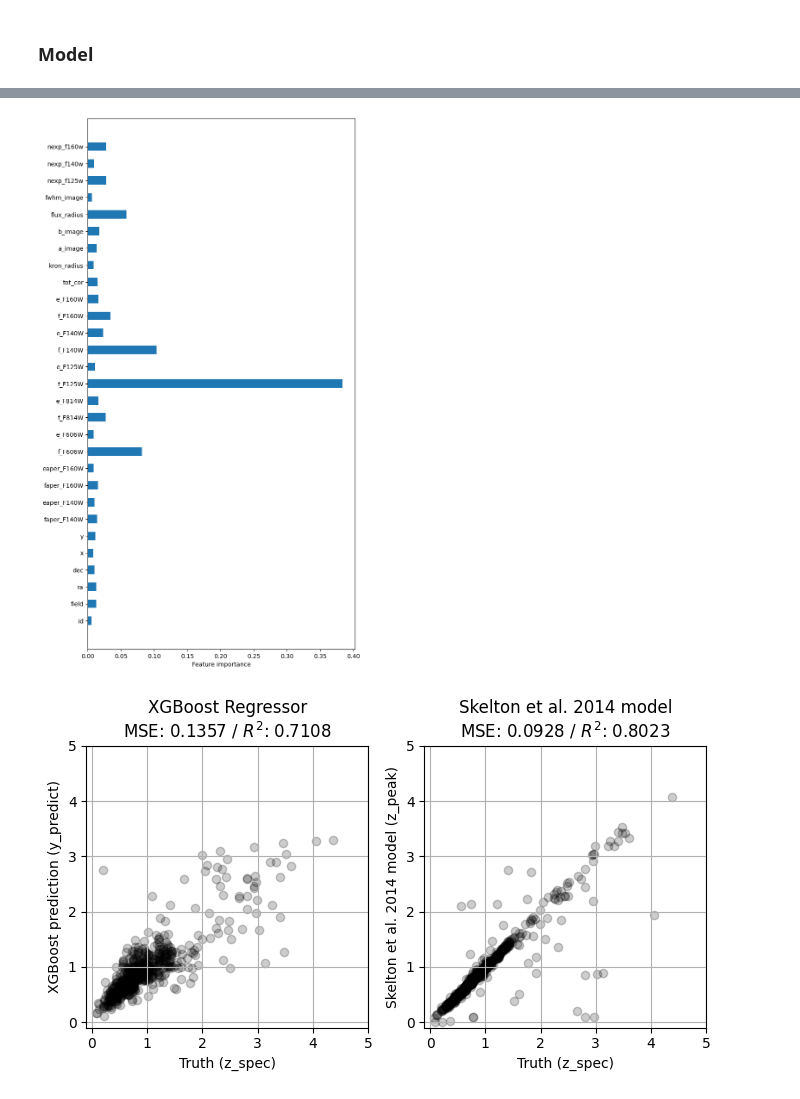
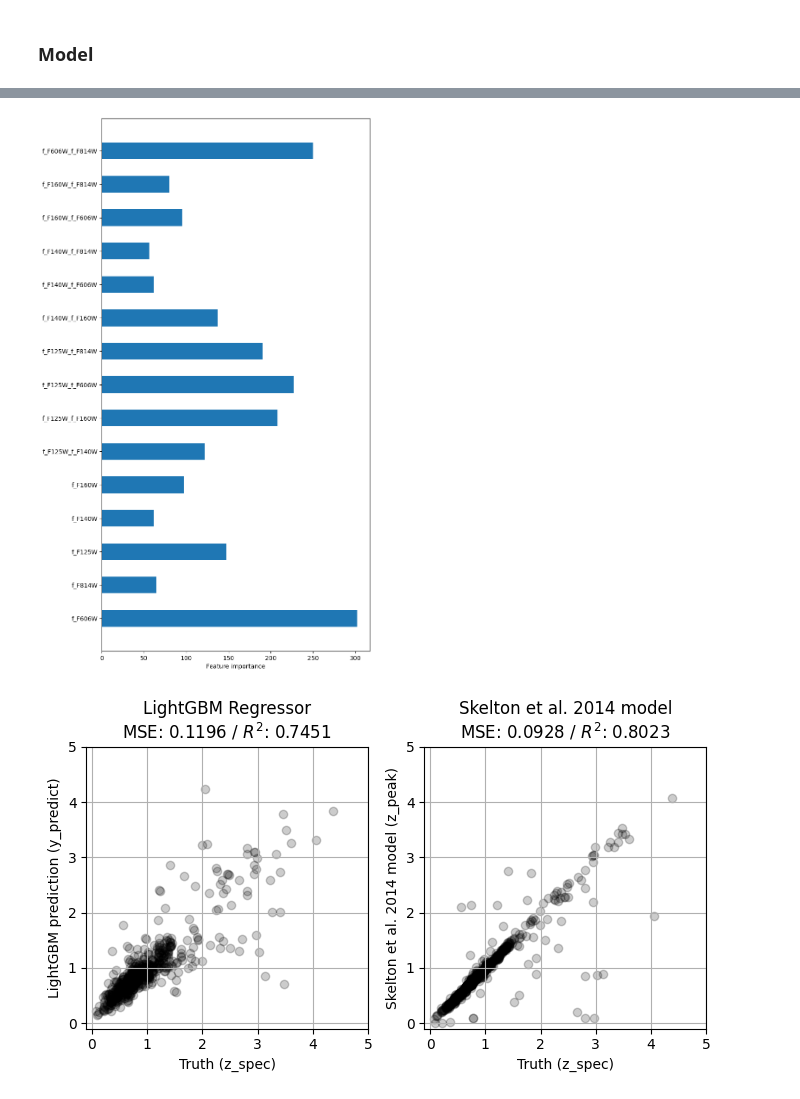
Before and after one commit to coffee77iruk/A3Net_2025, a Jupyter notebook: LightGBM.ipynb, the cells around one changed output, grey strips where cells are left out. Saved outputs shown, nothing was run; the diff lists cells and outputs as text; code cells hidden in the pictures.

```diff
--- a/LightGBM.ipynb
+++ b/LightGBM.ipynb
@@ -17,7 +17,23 @@ tab = Table.read('3dhst_master.phot.v4.1.csv', format='ascii').to_pandas()
 tab = tab[tab.lmass > 9].copy()
 
 target = 'z_spec'  # spectroscopic redshift
-features = [col for col in tab.columns if (col != target)]
+#features = [col for col in tab.columns if (col != target)]
+
+tab['f_F125W_f_F140W'] = tab['f_F125W'] - tab['f_F140W']
+tab['f_F125W_f_F160W'] = tab['f_F125W'] - tab['f_F160W']
+tab['f_F125W_f_F606W'] = tab['f_F125W'] - tab['f_F606W']
+tab['f_F125W_f_F814W'] = tab['f_F125W'] - tab['f_F814W']
+
+tab['f_F140W_f_F160W'] = tab['f_F140W'] - tab['f_F160W']
+tab['f_F140W_f_F606W'] = tab['f_F140W'] - tab['f_F606W']
+tab['f_F140W_f_F814W'] = tab['f_F140W'] - tab['f_F814W']
+
+tab['f_F160W_f_F606W'] = tab['f_F160W'] - tab['f_F606W']
+tab['f_F160W_f_F814W'] = tab['f_F160W'] - tab['f_F814W']
+
+tab['f_F606W_f_F814W'] = tab['f_F606W'] - tab['f_F814W']
+features = [col for col in tab.columns if (col != target and col[0:3] == 'f_F' and col[-1] == 'W')]
+
 
 features = [col for col in features if (col != 'Av') and (col != 'lmass') and (col != 'z_peak')
             and (col != 'flags') and (col != 'f140w_flag') and (col != 'star_flag')
@@ -49,19 +65,16 @@ X_validate, X_test, y_validate, y_test, indices_validate, indices_test = train_t
 ### Model
 # %%
 param_grid = {
-    'n_estimators': [500, 1000, 1500, 2000, 2500, 3000],
-    'learning_rate': [0.001, 0.005, 0.01, 0.05, 0.1],
-    'max_depth': [5],
+    'n_estimators': [100, 300, 500],
+    'learning_rate': [0.01, 0.05, 0.1],
+    'max_depth': [5, 7, 9, 11],
+    'num_leaves': [4, 8, 16],
 }
 
-xgb = XGBRegressor(
-    objective='reg:squarederror',   # regression 목적일 때 일반적으로 사용
-    n_jobs=-1,
-    random_state=42
-)
+lgbm = LGBMRegressor(min_child_samples=5)
 
 grid_search = GridSearchCV(
-    estimator=xgb,
+    estimator=lgbm,
     param_grid=param_grid,
     cv=5,
     scoring='neg_mean_squared_error',
@@ -75,5 +93,5 @@ Best Parameters: {'learning_rate': 0.01, 'max_depth': 5, 'n_estimators': 2500}
 # %%
-xgb = grid_search.best_estimator_
-y_predict = xgb.predict(X_test)
+lgbm = grid_search.best_estimator_
+y_predict = lgbm.predict(X_test)
 print(f'MSE = {mean_squared_error(y_test, y_predict):.4f}')
 # %% [output]
@@ -139,23 +222,23 @@ Cross-validated score: -0.151 +/- 0.050
 # %%
-importances = xgb.feature_importances_
+importances = lgbm.feature_importances_
 
 fig = plt.figure(0, [8, 16])
 ax = fig.add_subplot(111)
 ax.barh(np.arange(X.shape[1]), importances,
         align='center',
         height=0.5,
         tick_label=features)
 ax.set_xlabel("Feature importance")
 
 plt.show()
 # %% [output]
-[figure, old version]
+[figure, new version]
 # %%
-y_predict_validate = xgb.predict(X_validate)
+y_predict_validate = lgbm.predict(X_validate)
 y_skelton2014 = tab['z_peak'].values[indices_validate]
 
-mse_xgb = mean_squared_error(y_validate, y_predict_validate)
-r2_xgb = r2_score(y_validate, y_predict_validate)
+mse_lgbm = mean_squared_error(y_validate, y_predict_validate)
+r2_lgbm = r2_score(y_validate, y_predict_validate)
 
 mse_skelton = mean_squared_error(y_validate, y_skelton2014)
 r2_skelton = r2_score(y_validate, y_skelton2014)
@@ -167,8 +250,8 @@ ax[0].set_xlim(-0.1, 5)
 ax[0].set_ylim(-0.1, 5)
 ax[0].grid()
 ax[0].set_xlabel('Truth (z_spec)')
-ax[0].set_ylabel('XGBoost prediction (y_predict)')
-ax[0].set_title(f'XGBoost Regressor\nMSE: {mse_xgb:.4f} / $R^2$: {r2_xgb:.4f}')
+ax[0].set_ylabel('LightGBM prediction (y_predict)')
+ax[0].set_title(f'LightGBM Regressor\nMSE: {mse_lgbm:.4f} / $R^2$: {r2_lgbm:.4f}')
 
 
 ax[1].scatter(y_validate, y_skelton2014, alpha=0.2, color='black')
@@ -182,4 +265,4 @@ ax[1].set_title(f'Skelton et al. 2014 model\nMSE: {mse_skelton:.4f} / $R^2$: {r2
 
 plt.show()
 # %% [output]
-[figure, old version]
+[figure, new version]
```
Also changed, not shown: parts of 6 cells of this notebook, 2 other files.
